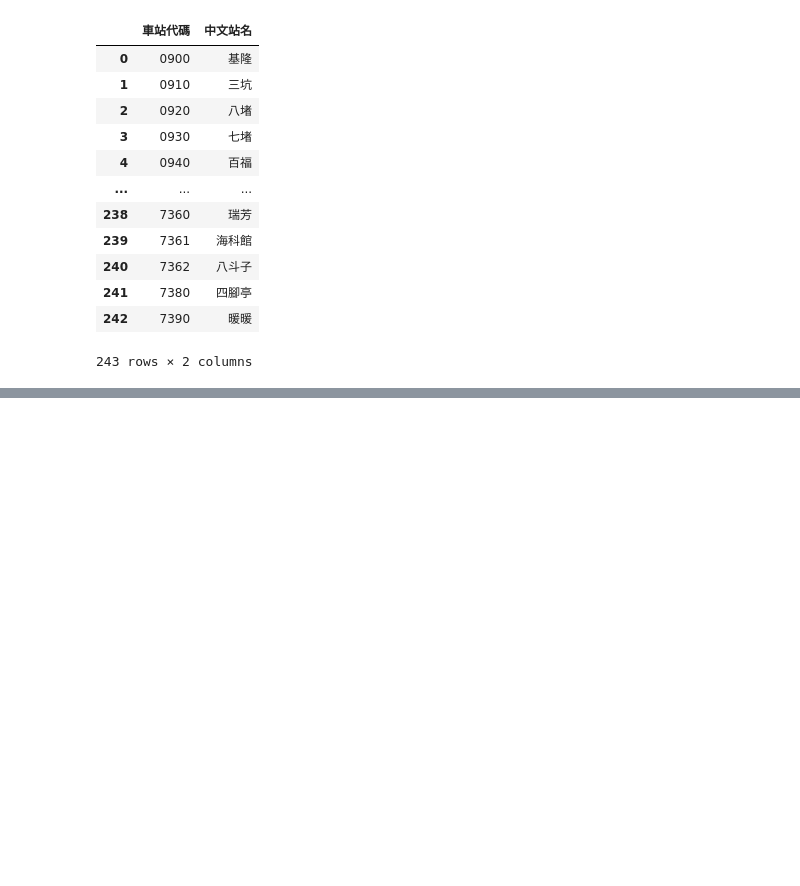
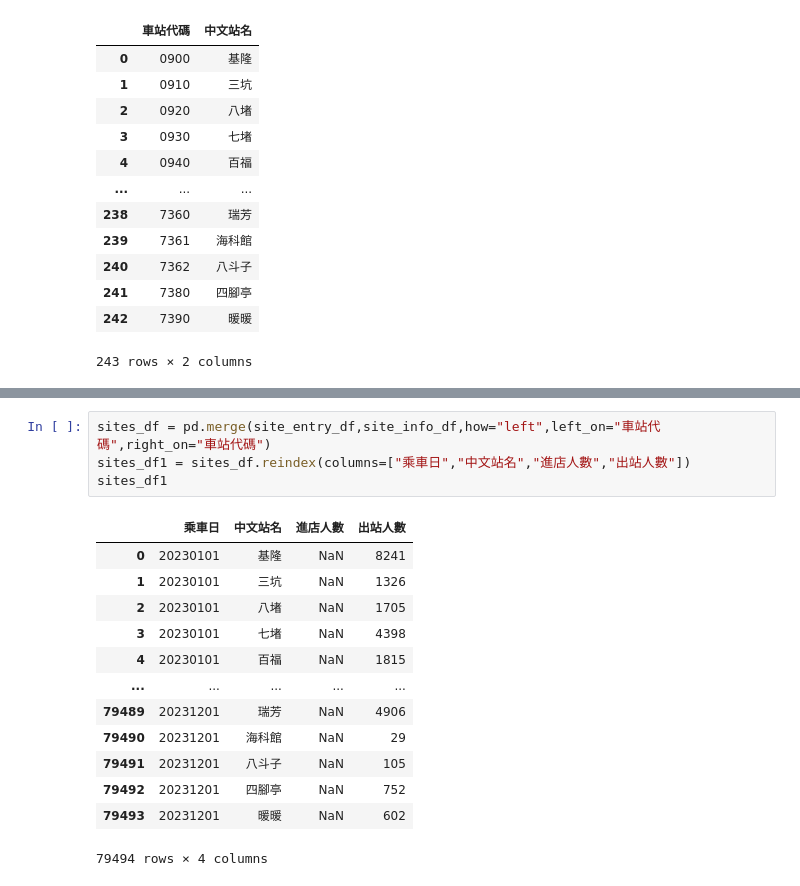
Before and after one commit to dearkelly/_112_python_chihlee_kelly, a Jupyter notebook: lesson16_3.ipynb, the cells around one changed output, grey strips where cells are left out. Cells and saved outputs as stored; diff of their text form; blank space fills up the shorter version.

```diff
--- a/lesson16_3.ipynb
+++ b/lesson16_3.ipynb
@@ -76,0 +93,18 @@ site_info_df
+# %%
+sites_df = pd.merge(site_entry_df,site_info_df,how="left",left_on="車站代碼",right_on="車站代碼")
+sites_df1 = sites_df.reindex(columns=["乘車日","中文站名","進店人數","出站人數"])
+sites_df1
+# %% [output]
+|  | 乘車日 | 中文站名 | 進店人數 | 出站人數 |
+| 0 | 20230101 | 基隆 | NaN | 8241 |
+| 1 | 20230101 | 三坑 | NaN | 1326 |
+| 2 | 20230101 | 八堵 | NaN | 1705 |
+| 3 | 20230101 | 七堵 | NaN | 4398 |
+| 4 | 20230101 | 百福 | NaN | 1815 |
+| ... | ... | ... | ... | ... |
+| 79489 | 20231201 | 瑞芳 | NaN | 4906 |
+| 79490 | 20231201 | 海科館 | NaN | 29 |
+| 79491 | 20231201 | 八斗子 | NaN | 105 |
+| 79492 | 20231201 | 四腳亭 | NaN | 752 |
+| 79493 | 20231201 | 暖暖 | NaN | 602 |
+79494 rows × 4 columns
```
Also changed, not shown: parts of 1 cell of this notebook.
